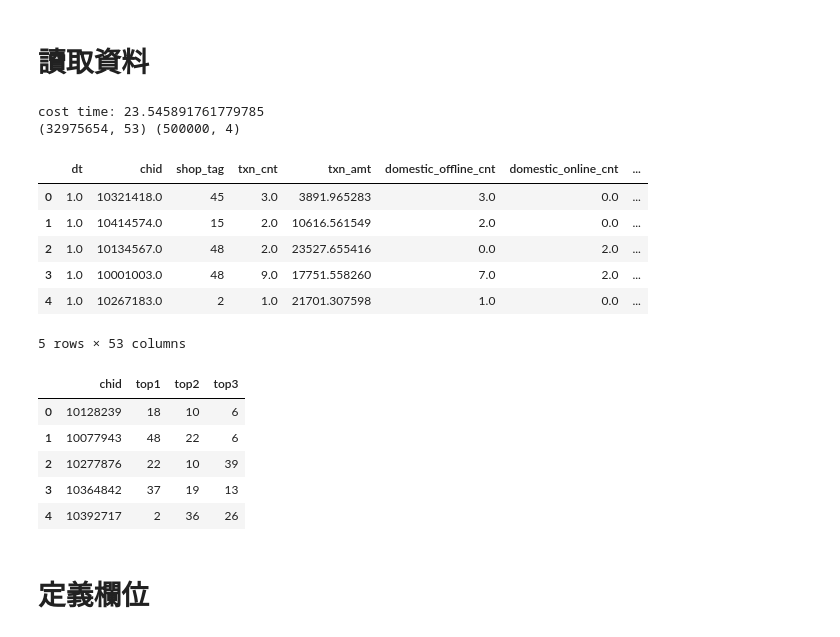
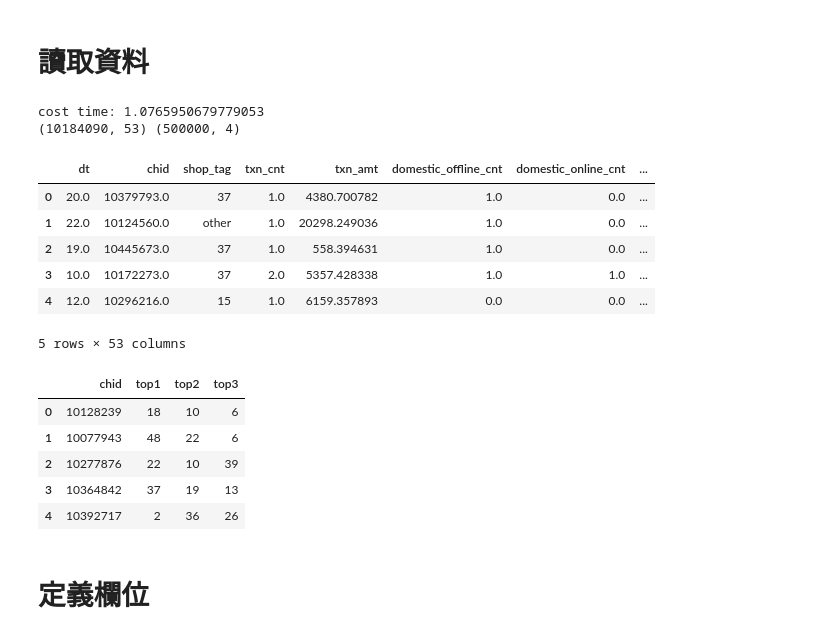
Before and after one commit to skywalker0803r/ESun2021WinterGame, a Jupyter notebook: notebook/特徵工程.ipynb, the cells around one changed output. Drawn from its saved outputs; the diff is of its cells as text; code cells hidden in the pictures.

```diff
--- a/notebook/特徵工程.ipynb
+++ b/notebook/特徵工程.ipynb
@@ -10,23 +10,23 @@ warnings.filterwarnings('ignore')
 # %%
 s = time.time()
 # 訓練集
-train_data = pd.read_feather('../data/2021玉山人工智慧公開挑戰賽冬季賽訓練資料集.feather')
+train_data = pd.read_feather('../data/train_handle_nan.feather')
 # 測試集
-test_data = pd.read_feather('../data/需預測的顧客名單及提交檔案範例.feather')
+test_data = pd.read_feather('../data/test_handle_nan.feather')
 print('cost time:',time.time()-s)
 # 展示
 print(train_data.shape,test_data.shape)
 display(train_data.head())
 display(test_data.head())
 # %% [output]
-cost time: 23.545891761779785
-(32975654, 53) (500000, 4)
+cost time: 1.0765950679779053
+(10184090, 53) (500000, 4)
 |  | dt | chid | shop_tag | txn_cnt | txn_amt | domestic_offline_cnt | domestic_online_cnt | ... |
-| 0 | 1.0 | 10321418.0 | 45 | 3.0 | 3891.965283 | 3.0 | 0.0 | ... |
-| 1 | 1.0 | 10414574.0 | 15 | 2.0 | 10616.561549 | 2.0 | 0.0 | ... |
-| 2 | 1.0 | 10134567.0 | 48 | 2.0 | 23527.655416 | 0.0 | 2.0 | ... |
-| 3 | 1.0 | 10001003.0 | 48 | 9.0 | 17751.558260 | 7.0 | 2.0 | ... |
-| 4 | 1.0 | 10267183.0 | 2 | 1.0 | 21701.307598 | 1.0 | 0.0 | ... |
+| 0 | 20.0 | 10379793.0 | 37 | 1.0 | 4380.700782 | 1.0 | 0.0 | ... |
+| 1 | 22.0 | 10124560.0 | other | 1.0 | 20298.249036 | 1.0 | 0.0 | ... |
+| 2 | 19.0 | 10445673.0 | 37 | 1.0 | 558.394631 | 1.0 | 0.0 | ... |
+| 3 | 10.0 | 10172273.0 | 37 | 2.0 | 5357.428338 | 1.0 | 1.0 | ... |
+| 4 | 12.0 | 10296216.0 | 15 | 1.0 | 6159.357893 | 0.0 | 0.0 | ... |
 5 rows × 53 columns
 |  | chid | top1 | top2 | top3 |
 | 0 | 10128239 | 18 | 10 | 6 |
```
Also changed, not shown: parts of 24 cells of this notebook.
